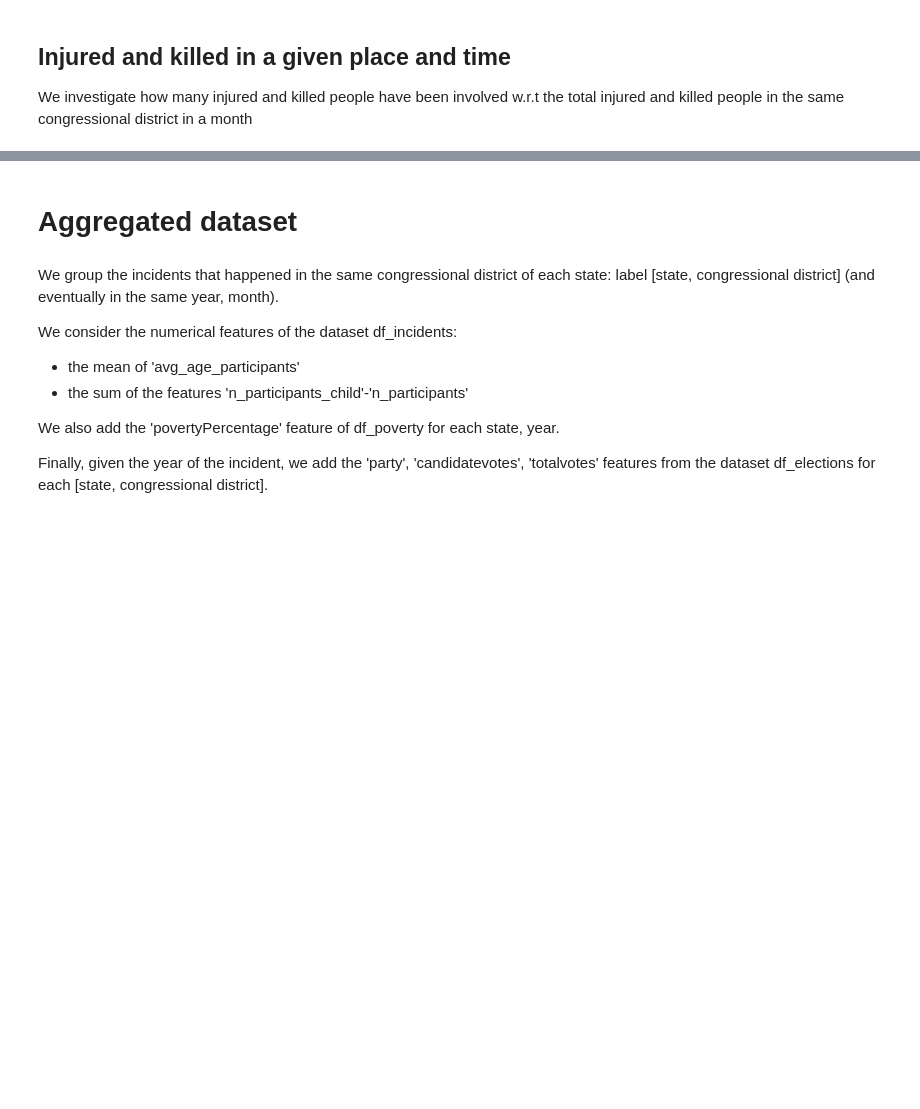
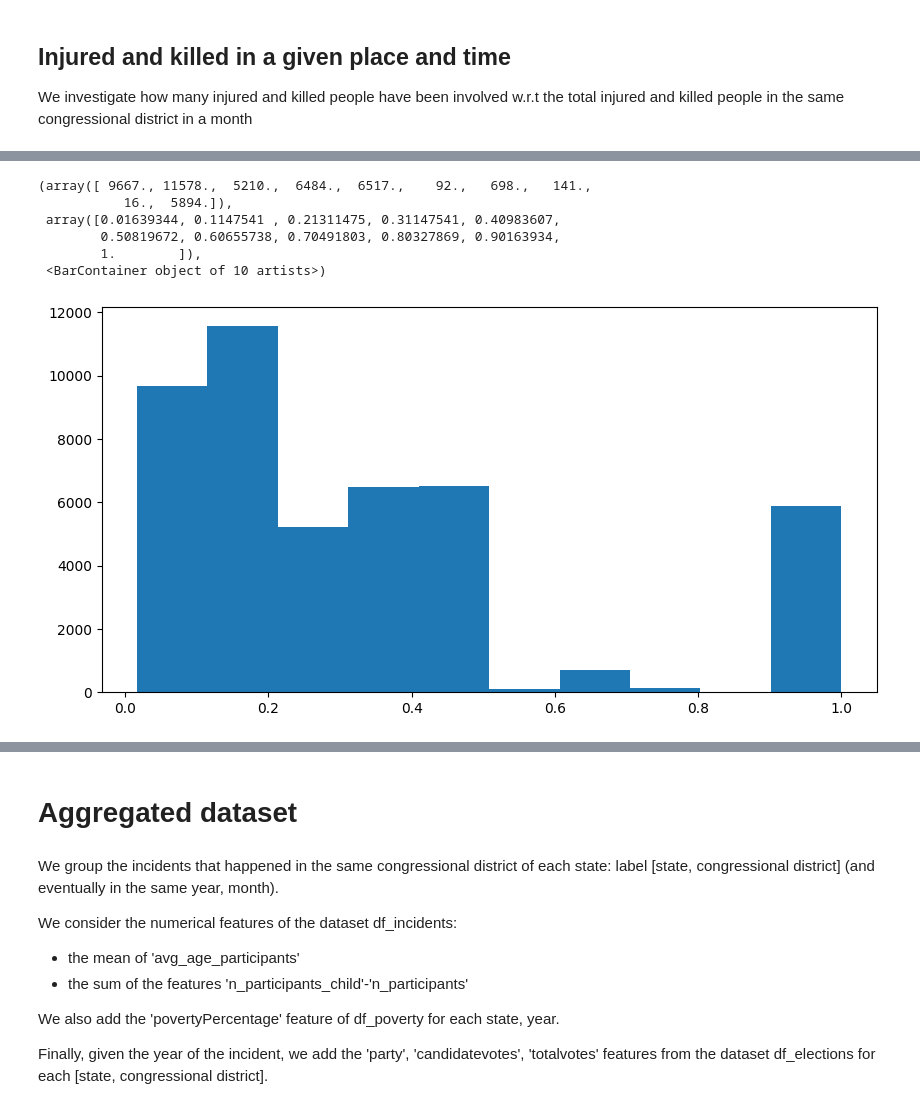
Before and after one commit to irenedovichi/DM-project, a Jupyter notebook: TASK 1/DataPreparation.ipynb, the cells around one changed output, grey strips where cells are left out. Cells and saved outputs as stored; diff of their text form; code cells hidden in the pictures; blank space fills up the shorter version.

```diff
--- a/TASK 1/DataPreparation.ipynb
+++ b/TASK 1/DataPreparation.ipynb
@@ -135,7 +272,15 @@ df_incidents['injured_by_district'] = df_incidents.apply(lambda row: f(row['n_in
 # %%
 # Let's see the distribution of the feature 'killed_by_district'
 plt.figure(figsize=(10, 5))
-plt.hist(df_incidents['killed_by_district'], bins=5)
+plt.hist(df_incidents.killed_by_district[df_incidents['killed_by_district']!=0], bins=10)
+# %% [output]
+(array([ 9667., 11578.,  5210.,  6484.,  6517.,    92.,   698.,   141.,
+           16.,  5894.]),
+ array([0.01639344, 0.1147541 , 0.21311475, 0.31147541, 0.40983607,
+        0.50819672, 0.60655738, 0.70491803, 0.80327869, 0.90163934,
+        1.        ]),
+ <BarContainer object of 10 artists>)
+[figure, added]
 # %%
 plt.figure(figsize=(10, 5))
 plt.hist(df_incidents['injured_by_district'], bins=5)
```
Also changed, not shown: parts of 18 cells of this notebook.
